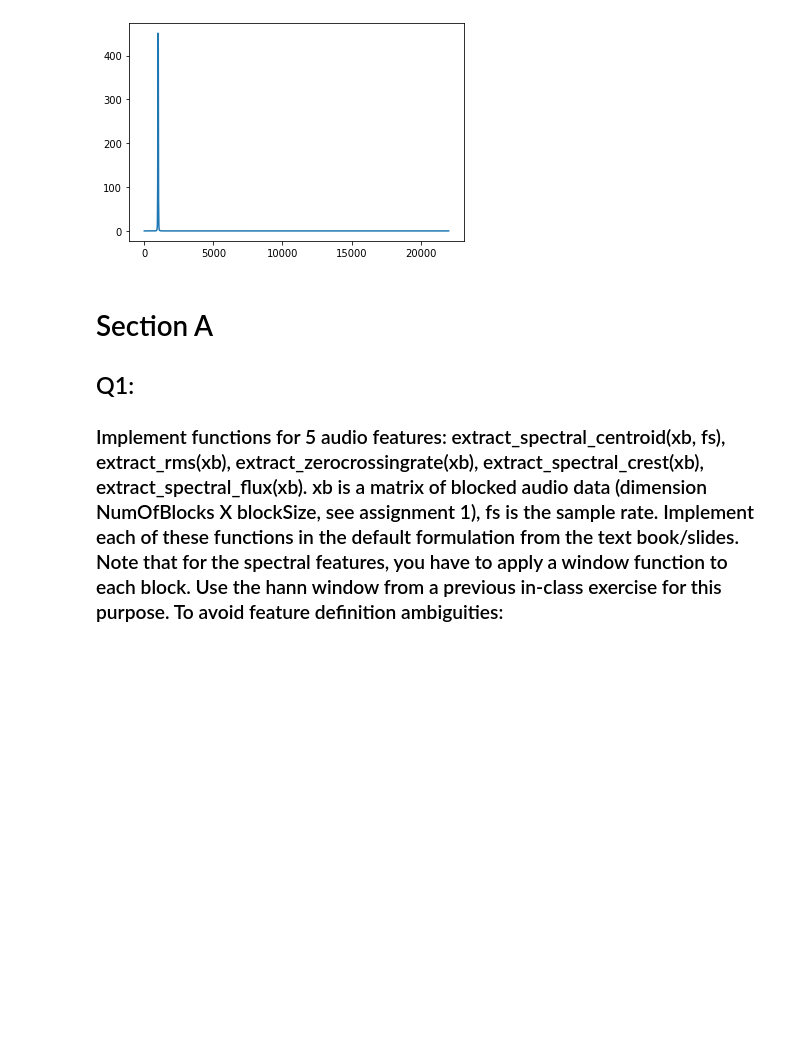
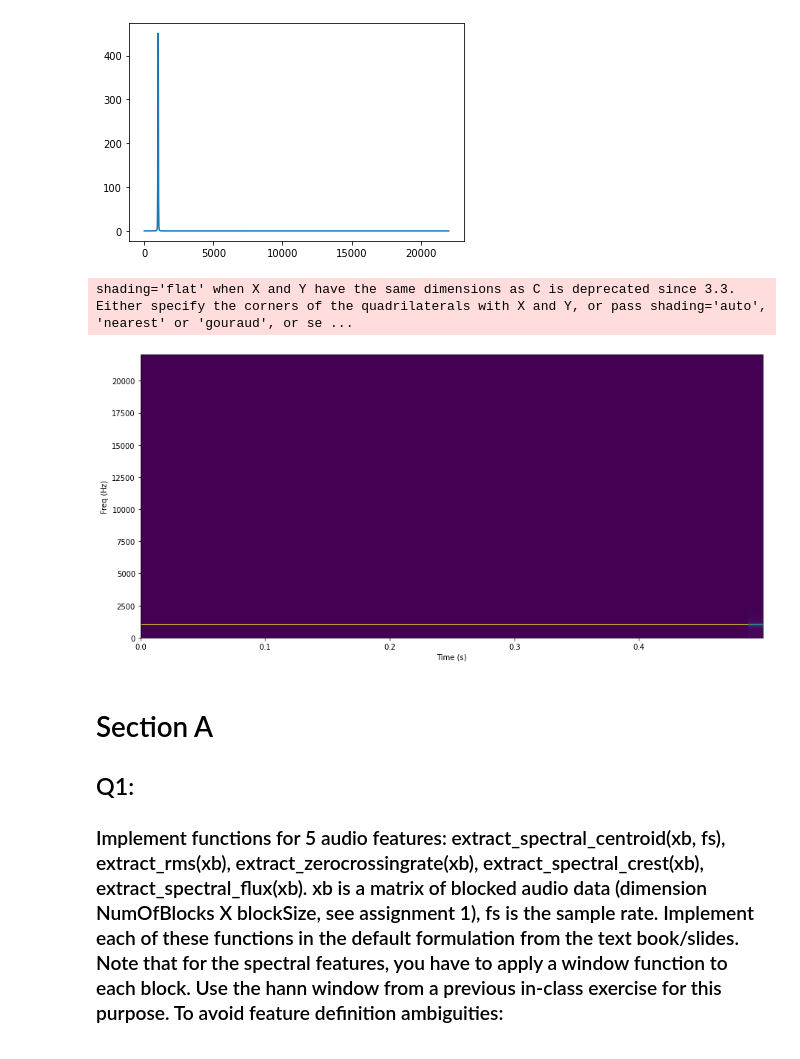
Before and after one commit to VedantKalbag/ACA-assignments, a Jupyter notebook: assignment_2/ass2.ipynb, the cells around one changed output. Saved outputs shown, nothing was run; the diff lists cells and outputs as text; code cells hidden in the pictures; blank space fills up the shorter version.

```diff
--- a/assignment_2/ass2.ipynb
+++ b/assignment_2/ass2.ipynb
@@ -84,0 +76,23 @@ plt.plot(calc_stft(test_blocked,44100)[0][0],)
+# %%
+def calc_stft(xb,fs=44100):
+    stft = np.zeros((xb.shape[0],(int(xb[0].shape[0]/2)+1)))
+    freqs = np.zeros((xb.shape[0],(int(xb[0].shape[0]/2)+1)))
+    window = np.hanning(xb[0].shape[0])
+    for i in range(xb.shape[0]):
+        block= xb[i]
+        # Apply Window to the block
+        windowed_block = window * block
+        # Pad zeros equal to length of the windowed block at the end
+        #windowed_block = np.append(windowed_block,np.zeros(block.shape[0]))
+        stft_blk = np.fft.fft(windowed_block)
+        #stft_blk = np.fft.rfft(windowed_block)
+        freq=np.fft.fftfreq(block.size,1/fs)
+        freqs[i]=freq[:int(block.size/2)+1]
+        stft_blk = np.abs(stft_blk)
+        #stft_block = stft_blk[int((stft_blk.shape[0])/2):]
+        stft_block = stft_blk[:int(((stft_blk.shape[0])/2)+1)]
+        stft_db = 10*np.log10(stft_block) # IS THIS CORRECT??
+        stft[i]=stft_block#stft_db
+    stft = np.array(stft)
+    freqs=np.array(freqs)
+    return stft,freqs
@@ -85,9 +109,25 @@ plt.plot(calc_stft(test_blocked,44100)[0][0],)
+# %%
+def plot_spectrogram(spectrogram, fs, hopSize):
+
+    t = hopSize*np.arange(spectrogram.shape[0])/fs
+    f = np.arange(0,fs/2, fs/2/spectrogram.shape[1])
+
+    plt.figure(figsize = (15, 7))
+    plt.xlabel('Time (s)')
+    plt.ylabel('Freq (Hz)')
+    plt.pcolormesh(t, f, spectrogram.T)
+    plt.show()
 # %%
 stft,freqs = calc_stft(test_blocked,44100)
 plt.plot(freqs[0],stft[0])
 # %% [output]
 [<matplotlib.lines.Line2D at 0x...>]
 [figure]
+# %%
+plot_spectrogram(stft,44100,512)
+# %% [output]
+shading='flat' when X and Y have the same dimensions as C is deprecated since 3.3.  Either specify the corners of the quadrilaterals with X and Y, or pass shading='auto', 'nearest' or 'gouraud', or se ...
+[figure, added]
 # %%
 import plotly.express as px
 import pandas as pd
```
Also changed, not shown: parts of 42 cells of this notebook, 2 other files.
